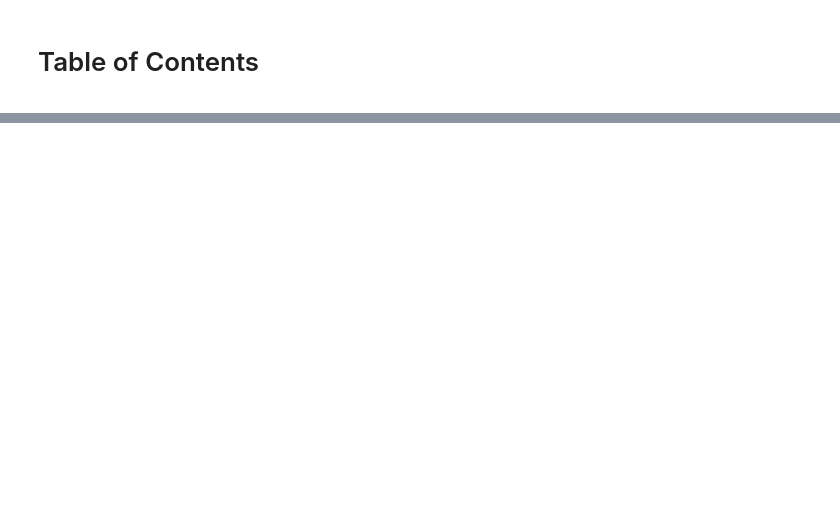
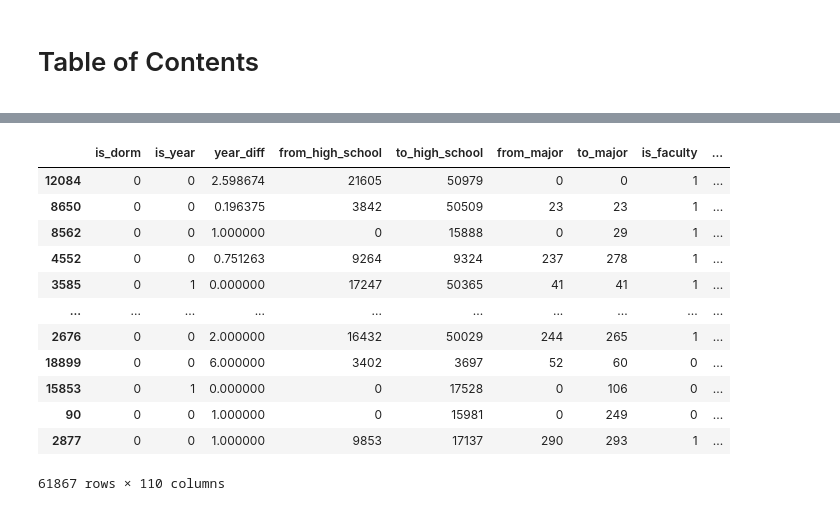
Before and after one commit to timpostuvan/link-prediction-facebook100, a Jupyter notebook: Feature Analysis.ipynb, the cells around one changed output, grey strips where cells are left out. Cells and saved outputs as stored; diff of their text form; code cells hidden in the pictures; blank space fills up the shorter version.

```diff
--- a/Feature Analysis.ipynb
+++ b/Feature Analysis.ipynb
@@ -246,0 +43,4 @@ COEFF: [[-1.23535957e-05  1.67781281e-01  1.88488708e-02 -2.51086101e-04
+# %%
+emb_df = get_data('emb.csv.zip')
+emb_df = emb_df.drop(columns = ['Unnamed: 0'])
+emb_df.head()
@@ -246,0 +98,3 @@ COEFF: [[-1.23535957e-05  1.67781281e-01  1.88488708e-02 -2.51086101e-04
+# %%
+base_emb_df = pd.concat([base_df.drop(columns=['label']),emb_df],axis=1)
+base_emb_df.head()
@@ -246,0 +352,21 @@ COEFF: [[-1.23535957e-05  1.67781281e-01  1.88488708e-02 -2.51086101e-04
+# %%
+X = base_emb_df.iloc[:,:-1]
+y = base_emb_df['label']
+X_train, X_test, y_train, y_test=train_test_split(X, y, test_size=0.25)
+# %%
+train_data = pd.concat([X_train,y_train],axis=1)
+train_data
+# %% [output]
+|  | is_dorm | is_year | year_diff | from_high_school | to_high_school | from_major | to_major | is_faculty | ... |
+| 12084 | 0 | 0 | 2.598674 | 21605 | 50979 | 0 | 0 | 1 | ... |
+| 8650 | 0 | 0 | 0.196375 | 3842 | 50509 | 23 | 23 | 1 | ... |
+| 8562 | 0 | 0 | 1.000000 | 0 | 15888 | 0 | 29 | 1 | ... |
+| 4552 | 0 | 0 | 0.751263 | 9264 | 9324 | 237 | 278 | 1 | ... |
+| 3585 | 0 | 1 | 0.000000 | 17247 | 50365 | 41 | 41 | 1 | ... |
+| ... | ... | ... | ... | ... | ... | ... | ... | ... | ... |
+| 2676 | 0 | 0 | 2.000000 | 16432 | 50029 | 244 | 265 | 1 | ... |
+| 18899 | 0 | 0 | 6.000000 | 3402 | 3697 | 52 | 60 | 0 | ... |
+| 15853 | 0 | 1 | 0.000000 | 0 | 17528 | 0 | 106 | 0 | ... |
+| 90 | 0 | 0 | 1.000000 | 0 | 15981 | 0 | 249 | 0 | ... |
+| 2877 | 0 | 0 | 1.000000 | 9853 | 17137 | 290 | 293 | 1 | ... |
+61867 rows × 110 columns
```
Also changed, not shown: parts of 47 cells of this notebook, 2 other files.
